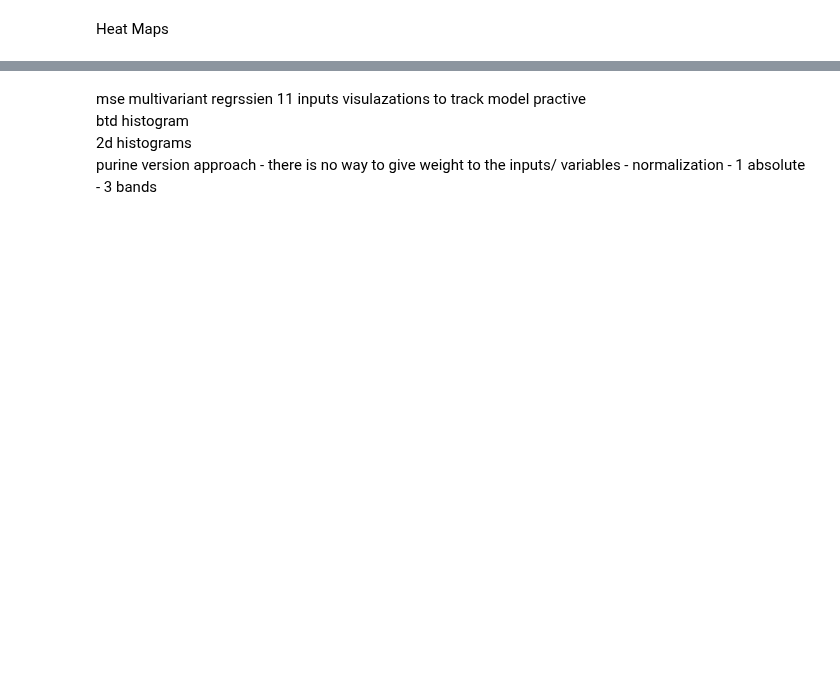
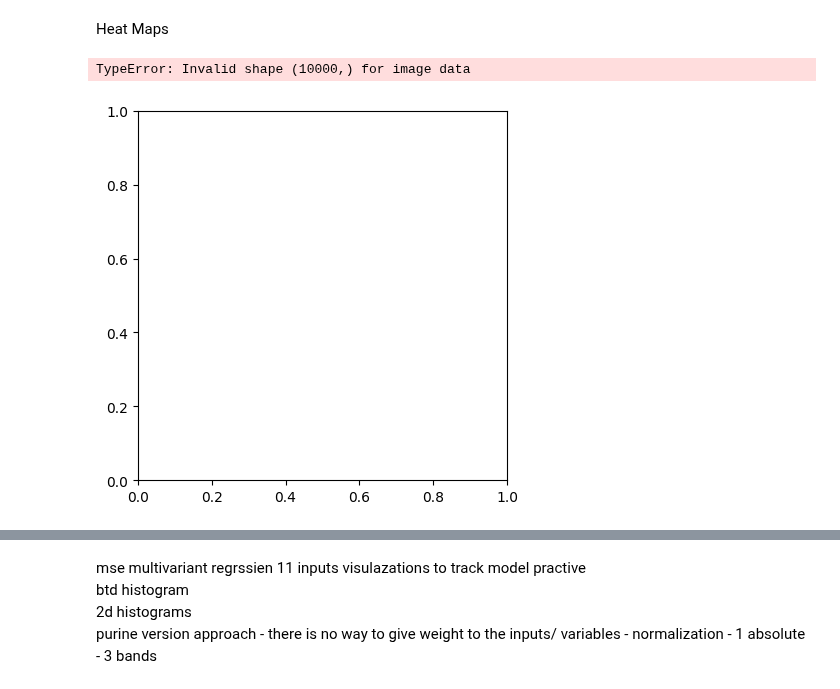
Before and after one commit to mwallace5270/hot-dust, a Jupyter notebook: preview.ipynb, the cells around one changed output, grey strips where cells are left out. Drawn from its saved outputs; the diff is of its cells as text; code cells hidden in the pictures; blank space fills up the shorter version.

Commit message:
completed def split_training_data() now debugging

```diff
--- a/preview.ipynb
+++ b/preview.ipynb
@@ -77,6 +99,9 @@ preprocess.feature_histogram(BTD15_16)
 # %% [markdown]
 Heat Maps
 # %%
-preprocess.heat_map('spress')
+preprocess.heat_map(ds['solar_zenith_angle'])
+# %% [output]
+TypeError: Invalid shape (10000,) for image data
+[figure, added]
 # %%
 preprocess.split_training_data()
```
Also changed, not shown: parts of 12 cells of this notebook, 1 other file.
